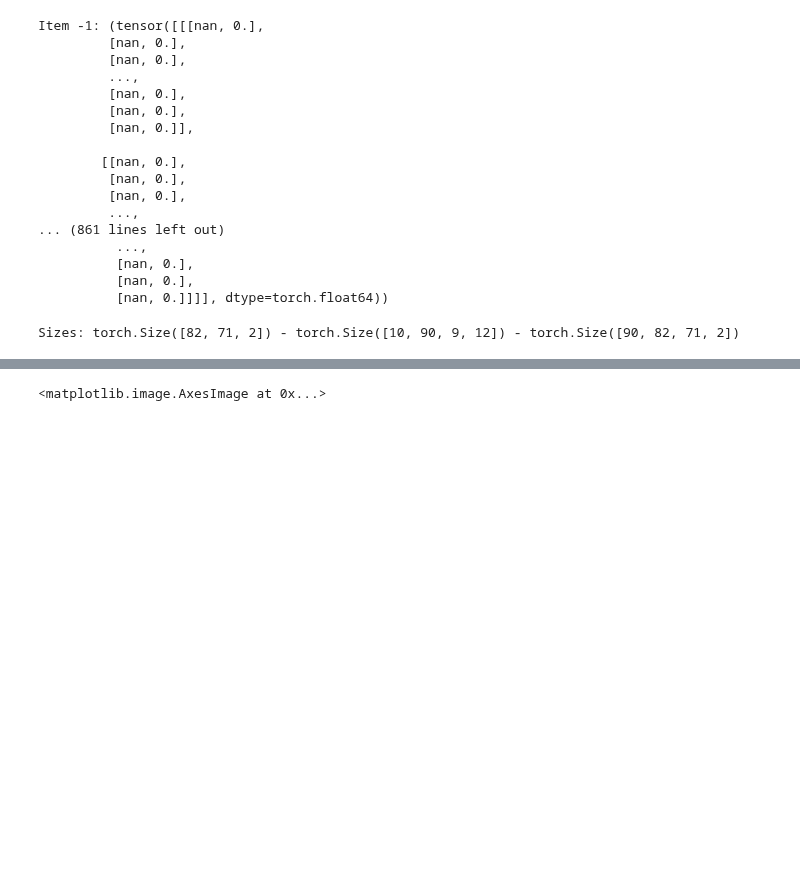
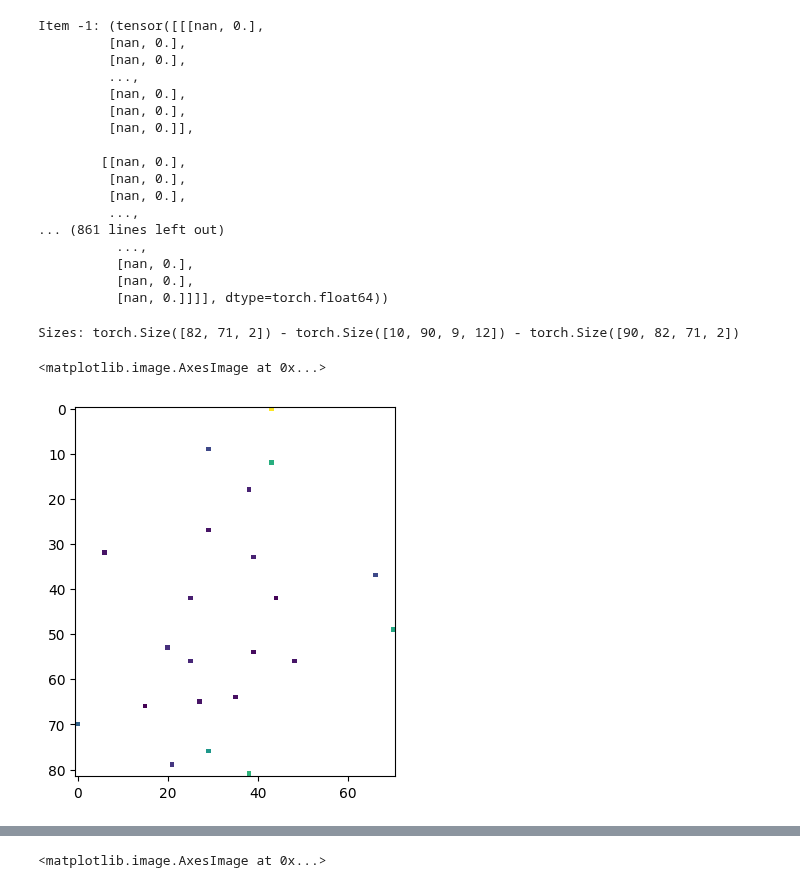
Before and after one commit to Matteo-Salis/physics-guided-gwl, a Jupyter notebook: src/notebooks/meteo_wtd_loader_2D.ipynb, the cells around one changed output, grey strips where cells are left out. Saved outputs shown, nothing was run; the diff lists cells and outputs as text; code cells hidden in the pictures; blank space fills up the shorter version.

```diff
--- a/src/notebooks/meteo_wtd_loader_2D.ipynb
+++ b/src/notebooks/meteo_wtd_loader_2D.ipynb
@@ -78,8 +78,8 @@ class DiscreteDataset(Dataset):
         sensor_coord_x_list = []
         sensor_coord_y_list = []
         for sensor in sensor_id_list:
-            coord_x = wtd_names.loc[wtd_names["CODICE_PUN"] == sensor].geometry.x.values[0]
-            coord_y = wtd_names.loc[wtd_names["CODICE_PUN"] == sensor].geometry.y.values[0]
+            coord_x = wtd_names.loc[wtd_names["sensor_id"] == sensor].geometry.x.values[0]
+            coord_y = wtd_names.loc[wtd_names["sensor_id"] == sensor].geometry.y.values[0]
             sensor_coord_x_list.append(coord_x)
             sensor_coord_y_list.append(coord_y)
 
@@ -191,3 +191,8 @@ x,y,z = ds[-1]
 print(f"Sizes: {x.shape} - {y.shape} - {z.shape}")
 # %% [output]
 Sizes: torch.Size([82, 71, 2]) - torch.Size([10, 90, 9, 12]) - torch.Size([90, 82, 71, 2])
+# %%
+plt.imshow(x[:,:,0])
+# %% [output]
+<matplotlib.image.AxesImage at 0x...>
+[figure, added]
```
Also changed, not shown: parts of 17 cells of this notebook.
